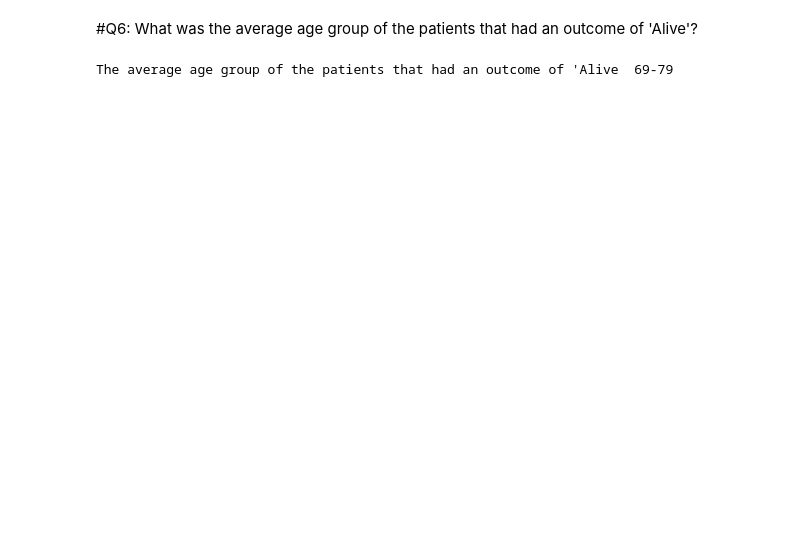
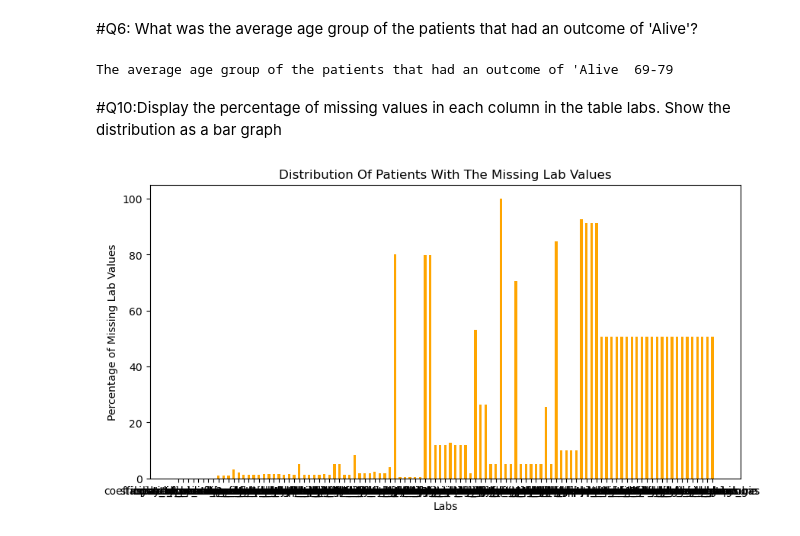
Before and after one commit to GomathiPro/Team20_DataTitans_PythonHackathon_Apr24, a Jupyter notebook: Team20_DataTitans_PythonHackathon_Apr24.ipynb, the cells around one changed output. Cells and saved outputs as stored; diff of their text form; code cells hidden in the pictures; blank space fills up the shorter version.

```diff
--- a/Team20_DataTitans_PythonHackathon_Apr24.ipynb
+++ b/Team20_DataTitans_PythonHackathon_Apr24.ipynb
@@ -344,3 +339,23 @@ grouping = merge.groupby(['ageCat'])['ageCat'].count()
 print("The average age group of the patients that had an outcome of 'Alive ", grouping.idxmax())
 # %% [output]
 The average age group of the patients that had an outcome of 'Alive  69-79
+# %% [markdown]
+#Q10:Display the percentage of missing values in each column in the table labs. Show the distribution as a bar graph
+# %%
+import pandas as pd
+import matplotlib as plt
+import matplotlib.pyplot as plt
+
+labs = pd.read_excel("Cardiac_Outcomes.xlsx","Labs")
+missingValPercentage = round((labs.isnull().sum()/labs.shape[0])*100, 1)
+datadic =(dict(missingValPercentage))
+Labs = list(datadic.keys())
+values = list(datadic.values())
+fig = plt.figure(figsize = (10,5))
+plt.bar(Labs, values, color ='orange', width = 0.5)
+plt.xlabel("Labs")
+plt.ylabel("Percentage of Missing Lab Values")
+plt.title("Distribution Of Patients With The Missing Lab Values")
+plt.show()
+# %% [output]
+[figure, added]
```
Also changed, not shown: parts of 22 cells of this notebook.
